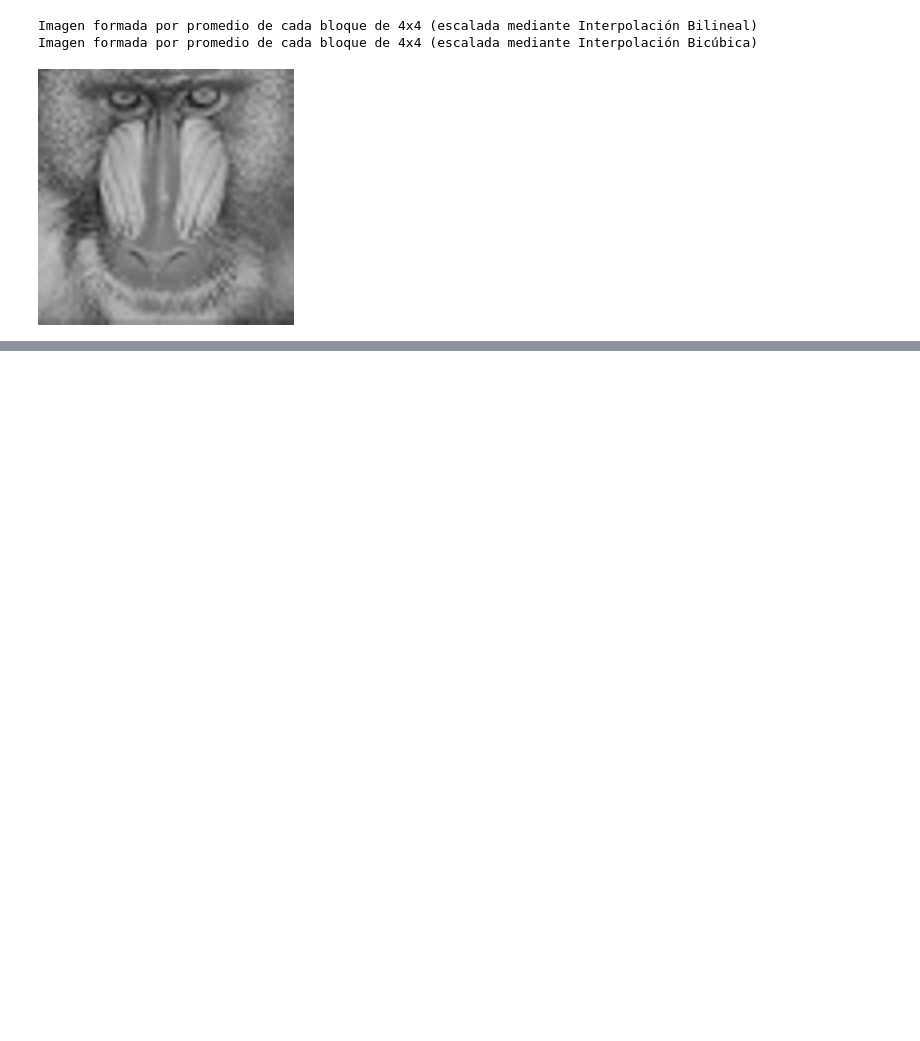
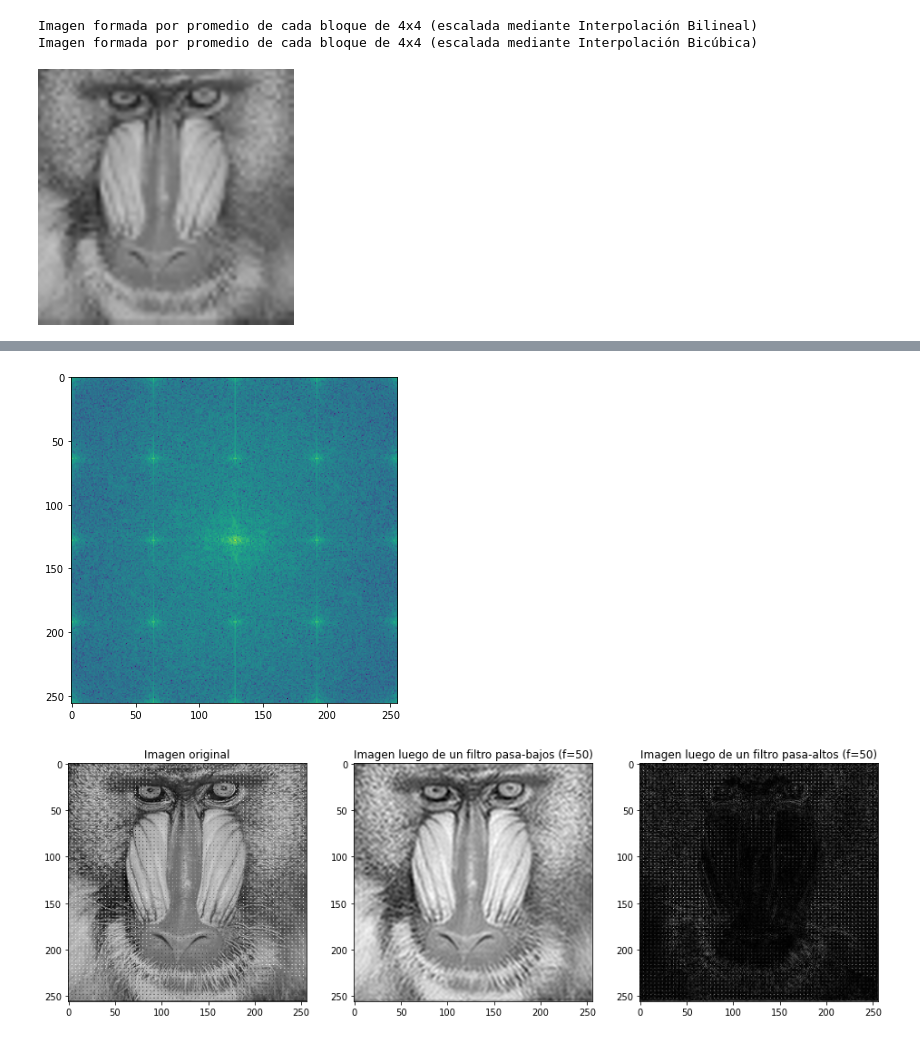
Before and after one commit to pabgonzalez/Digital-Image-Processing, a Jupyter notebook: TP1-Vision/Guia1.ipynb, the cells around one changed output, grey strips where cells are left out. Cells and saved outputs as stored; diff of their text form; code cells hidden in the pictures; blank space fills up the shorter version.

```diff
--- a/TP1-Vision/Guia1.ipynb
+++ b/TP1-Vision/Guia1.ipynb
@@ -126,7 +128,7 @@ Se puede ver que hay una imagen de Daniel Jacoby superpuesta con la imagen origi
 
 El caso de promediar los pixeles de cada bloque no sólo remueve la presencia de esta imagen superpuesta, sino que además es la que perceptualmente mejor calidad obtiene entre los diferentes esquemas de submuestreo.
 # %%
-with Image.open("mono.bmp") as im:
+with Image.open("img/mono.bmp") as im:
     arr = np.asarray(im)
     M = 4
     blocks = [arr[x:x+M, y:y+M] for x in range(0,arr.shape[0],M) for y in range(0,arr.shape[1],M)]
@@ -321,0 +330,35 @@ Imagen formada por promedio de cada bloque de 4x4 (escalada mediante Interpolaci
+# %%
+rows, cols = arr.shape
+crow,ccol = int(rows/2) , int(cols/2)
+
+plt.figure(figsize=(6, 6))
+f = np.fft.fft2(arr)
+fshift = np.fft.fftshift(f)
+magnitude_spectrum = 20*np.log(np.abs(fshift))
+
+plt.imshow(magnitude_spectrum)
+plt.show()
+
+f_filter = 50
+fshift_hp = np.copy(fshift)
+fshift_hp[crow-f_filter:crow+f_filter, ccol-f_filter:ccol+f_filter] = 0
+fshift_lp = fshift - fshift_hp
+f_ishift_lp = np.fft.ifftshift(fshift_lp)
+img_lp = np.fft.ifft2(f_ishift_lp)
+img_lp = np.abs(img_lp)
+f_ishift_hp = np.fft.ifftshift(fshift_hp)
+img_hp = np.fft.ifft2(f_ishift_hp)
+img_hp = np.abs(img_hp)
+
+fig, ax = plt.subplots(1, 3, figsize=(16, 8))
+ax[0].imshow(arr, cmap = 'gray')
+ax[0].set_title('Imagen original')
+ax[1].imshow(img_lp, cmap = 'gray')
+ax[1].set_title(f'Imagen luego de un filtro pasa-bajos (f={f_filter})')
+ax[2].imshow(img_hp, cmap = 'gray')
+ax[2].set_title(f'Imagen luego de un filtro pasa-altos (f={f_filter})')
+
+plt.show()
+# %% [output]
+[figure, added]
+[figure, added]
```
Also changed, not shown: parts of 4 cells of this notebook.
